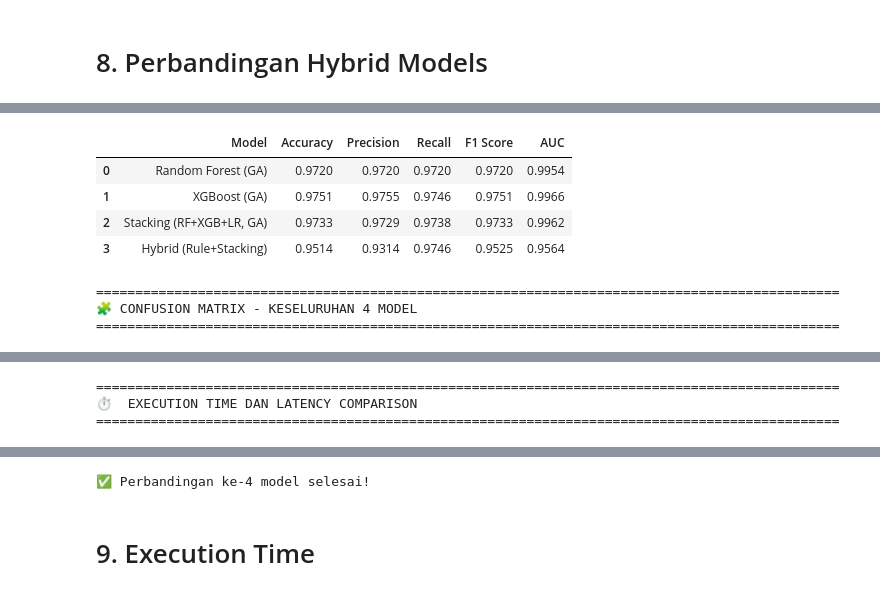
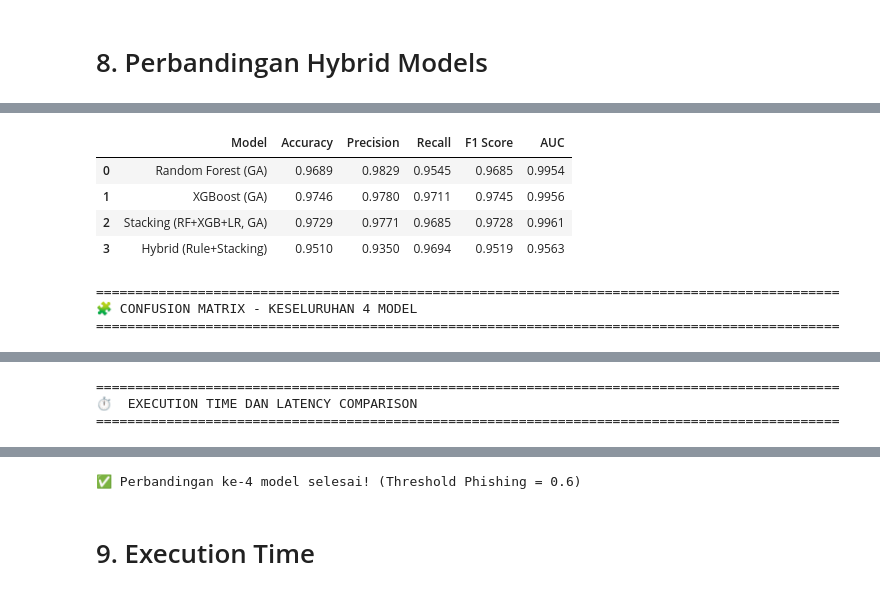
Before and after one commit to rubenmartogi/Phishing-Website-Detection-using-XGBoost-and-RFM, a Jupyter notebook: Phishing Website Detection_Models & Training.ipynb, the cells around one changed output, grey strips where cells are left out. Saved outputs shown, nothing was run; the diff lists cells and outputs as text; code cells hidden in the pictures.

```diff
--- a/Phishing Website Detection_Models & Training.ipynb
+++ b/Phishing Website Detection_Models & Training.ipynb
@@ -872,14 +894,15 @@ from sklearn.metrics import (
 )
 
 # ─── Fungsi untuk mengukur latency inference per model ─────────────────────────
-def measure_inference_latency(model, X_test, iterations=10):
-    """Mengukur latency inference dalam milidetik (rata-rata dari beberapa iterasi)"""
+def measure_inference_latency_with_proba(model, X_test, iterations=10, threshold=0.6):
+    """Mengukur latency inference dengan predict_proba + threshold"""
     times = []
     for _ in range(iterations):
         t0 = time.perf_counter()
-        _ = model.predict(X_test)
+        proba = model.predict_proba(X_test)[:, 1]
+        _ = (proba >= threshold).astype(int)
         t1 = time.perf_counter()
-        times.append((t1 - t0) * 1000)  # Convert to ms
+        times.append((t1 - t0) * 1000)
     return {
         'mean_ms': np.mean(times),
         'min_ms': np.min(times),
@@ -890,13 +913,13 @@ def measure_inference_latency(model, X_test, iterations=10):
 # ─── Kumpulkan informasi dari ke-4 model ──────────────────────────────────────
 
 # Model 1: Random Forest (GA)
-print('⏳ Measuring latency for Random Forest...')
-latency_rf = measure_inference_latency(rf_ga, X_test)
-y_pred_rf = rf_ga.predict(X_test)
+print(f'⏳ Measuring latency for Random Forest (Threshold = {THRESHOLD_PHISHING})...')
+latency_rf = measure_inference_latency_with_proba(rf_ga, X_test, threshold=THRESHOLD_PHISHING)
+prob_rf = rf_ga.predict_proba(X_test)[:, 1]
+y_pred_rf = (prob_rf >= THRESHOLD_PHISHING).astype(int)
 cm_rf = confusion_matrix(y_test, y_pred_rf, labels=[0, 1])
 tn_rf, fp_rf, fn_rf, tp_rf = cm_rf.ravel()
 try:
-    prob_rf = rf_ga.predict_proba(X_test)[:, 1]
     auc_rf = roc_auc_score(y_test, prob_rf)
 except:
     auc_rf = np.nan
@@ -919,13 +942,13 @@ model_1 = {
 }
 
 # Model 2: XGBoost (GA)
-print('⏳ Measuring latency for XGBoost...')
-latency_xgb = measure_inference_latency(xgb_ga, X_test)
-y_pred_xgb = xgb_ga.predict(X_test)
+print(f'⏳ Measuring latency for XGBoost (Threshold = {THRESHOLD_PHISHING})...')
+latency_xgb = measure_inference_latency_with_proba(xgb_ga, X_test, threshold=THRESHOLD_PHISHING)
+prob_xgb = xgb_ga.predict_proba(X_test)[:, 1]
+y_pred_xgb = (prob_xgb >= THRESHOLD_PHISHING).astype(int)
 cm_xgb = confusion_matrix(y_test, y_pred_xgb, labels=[0, 1])
 tn_xgb, fp_xgb, fn_xgb, tp_xgb = cm_xgb.ravel()
 try:
-    prob_xgb = xgb_ga.predict_proba(X_test)[:, 1]
     auc_xgb = roc_auc_score(y_test, prob_xgb)
 except:
     auc_xgb = np.nan
@@ -948,13 +971,13 @@ model_2 = {
 }
 
 # Model 3: Stacking (RF+XGB+LR)
-print('⏳ Measuring latency for Stacking...')
-latency_stack = measure_inference_latency(stack_ga, X_test)
-y_pred_stack = stack_ga.predict(X_test)
+print(f'⏳ Measuring latency for Stacking (Threshold = {THRESHOLD_PHISHING})...')
+latency_stack = measure_inference_latency_with_proba(stack_ga, X_test, threshold=THRESHOLD_PHISHING)
+prob_stack = stack_ga.predict_proba(X_test)[:, 1]
+y_pred_stack = (prob_stack >= THRESHOLD_PHISHING).astype(int)
 cm_stack = confusion_matrix(y_test, y_pred_stack, labels=[0, 1])
 tn_stack, fp_stack, fn_stack, tp_stack = cm_stack.ravel()
 try:
-    prob_stack = stack_ga.predict_proba(X_test)[:, 1]
     auc_stack = roc_auc_score(y_test, prob_stack)
 except:
     auc_stack = np.nan
@@ -977,20 +1000,21 @@ model_3 = {
 }
 
 # Model 4: Hybrid (Rule-Based + Stacking)
-print('⏳ Measuring latency for Hybrid...')
+print(f'⏳ Measuring latency for Hybrid (Threshold = {THRESHOLD_PHISHING})...')
 
-# Calculate Hybrid latency manually dengan rule+stack
-def hybrid_predict(X):
-    y_rule, mask_to_ml = rule_based_from_df(X)
-    pred = y_rule.copy()
+# Calculate Hybrid latency manually dengan rule+stack+threshold
+def hybrid_predict_with_threshold(X):
+    y_prob_rule, mask_to_ml = rule_based_from_df(X)
+    prob = y_prob_rule.copy()
     if mask_to_ml.sum() > 0:
-        pred[mask_to_ml] = stack_ga.predict(X[mask_to_ml])
+        prob[mask_to_ml] = stack_ga.predict_proba(X[mask_to_ml])[:, 1]
+    pred = (prob >= THRESHOLD_PHISHING).astype(int)
     return pred
 
 hybrid_times = []
 for _ in range(10):
     t0 = time.perf_counter()
-    _ = hybrid_predict(X_test)
+    _ = hybrid_predict_with_threshold(X_test)
     t1 = time.perf_counter()
     hybrid_times.append((t1 - t0) * 1000)
 
@@ -1001,21 +1025,21 @@ latency_hybrid = {
     'std_ms': np.std(hybrid_times)
 }
 
-cm_hybrid_full = confusion_matrix(y_test, final_pred_test, labels=[0, 1])
+# Hybrid predictions untuk test set
+y_pred_hybrid = hybrid_predict_with_threshold(X_test)
+cm_hybrid_full = confusion_matrix(y_test, y_pred_hybrid, labels=[0, 1])
 tn_hybrid_full, fp_hybrid_full, fn_hybrid_full, tp_hybrid_full = cm_hybrid_full.ravel()
 try:
-    prob_hybrid = np.where(mask_to_ml_test, stack_ga.predict_proba(X_test)[:, 1],
-                           final_pred_test.astype(float))
-    auc_hybrid = roc_auc_score(y_test, prob_hybrid)
+    auc_hybrid = roc_auc_score(y_test, final_prob_test)
 except:
     auc_hybrid = np.nan
 
 model_4 = {
     'Model': 'Hybrid (Rule+Stacking)',
-    'Accuracy': accuracy_score(y_test, final_pred_test),
-    'Precision': precision_score(y_test, final_pred_test, zero_division=0),
-    'Recall': recall_score(y_test, final_pred_test, zero_division=0),
-    'F1 Score': f1_score(y_test, final_pred_test, zero_division=0),
+    'Accuracy': accuracy_score(y_test, y_pred_hybrid),
+    'Precision': precision_score(y_test, y_pred_hybrid, zero_division=0),
+    'Recall': recall_score(y_test, y_pred_hybrid, zero_division=0),
+    'F1 Score': f1_score(y_test, y_pred_hybrid, zero_division=0),
     'AUC': auc_hybrid if not np.isnan(auc_hybrid) else 0,
     'TP': int(tp_hybrid_full),
     'TN': int(tn_hybrid_full),
@@ -1032,7 +1056,7 @@ all_models = [model_1, model_2, model_3, model_4]
 
 # 1. Comparison Table (Performance Metrics)
 print('\n' + '='*95)
-print('📊 PERBANDINGAN 4 MODEL - PERFORMANCE METRICS')
+print(f'📊 PERBANDINGAN 4 MODEL - PERFORMANCE METRICS (Threshold = {THRESHOLD_PHISHING})')
 print('='*95)
 
 comparison_df = pd.DataFrame([
@@ -1104,5 +1128,5 @@ display(
     .set_properties(**{'text-align': 'center'})
 )
 
-print('\n✅ Perbandingan ke-4 model selesai!')
+print(f'\n✅ Perbandingan ke-4 model selesai! (Threshold Phishing = {THRESHOLD_PHISHING})')
 # %% [output]
@@ -1116,9 +1140,9 @@ print('\n✅ Perbandingan ke-4 model selesai!')
 ===============================================================================================
 |  | Model | Accuracy | Precision | Recall | F1 Score | AUC |
-| 0 | Random Forest (GA) | 0.9720 | 0.9720 | 0.9720 | 0.9720 | 0.9954 |
-| 1 | XGBoost (GA) | 0.9751 | 0.9755 | 0.9746 | 0.9751 | 0.9966 |
-| 2 | Stacking (RF+XGB+LR, GA) | 0.9733 | 0.9729 | 0.9738 | 0.9733 | 0.9962 |
-| 3 | Hybrid (Rule+Stacking) | 0.9514 | 0.9314 | 0.9746 | 0.9525 | 0.9564 |
+| 0 | Random Forest (GA) | 0.9689 | 0.9829 | 0.9545 | 0.9685 | 0.9954 |
+| 1 | XGBoost (GA) | 0.9746 | 0.9780 | 0.9711 | 0.9745 | 0.9956 |
+| 2 | Stacking (RF+XGB+LR, GA) | 0.9729 | 0.9771 | 0.9685 | 0.9728 | 0.9961 |
+| 3 | Hybrid (Rule+Stacking) | 0.9510 | 0.9350 | 0.9694 | 0.9519 | 0.9563 |
 ===============================================================================================
 🧩 CONFUSION MATRIX - KESELURUHAN 4 MODEL
 ===============================================================================================
@@ -1138,4 +1162,4 @@ print('\n✅ Perbandingan ke-4 model selesai!')
-✅ Perbandingan ke-4 model selesai!
+✅ Perbandingan ke-4 model selesai! (Threshold Phishing = 0.6)
 # %% [markdown]
 # 9. Execution Time
 # %%
```
Also changed, not shown: parts of 6 cells of this notebook, 2 other files.
